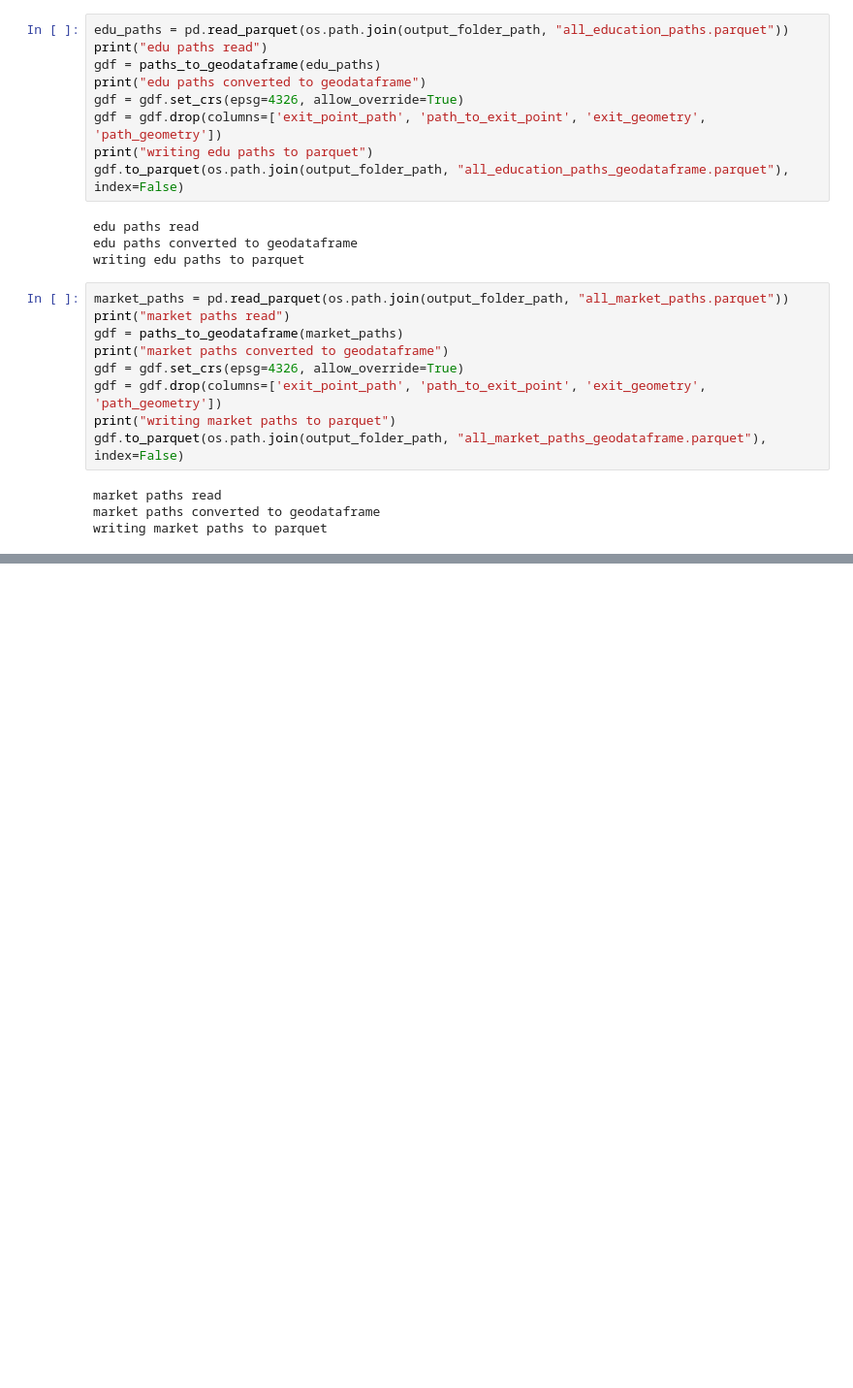
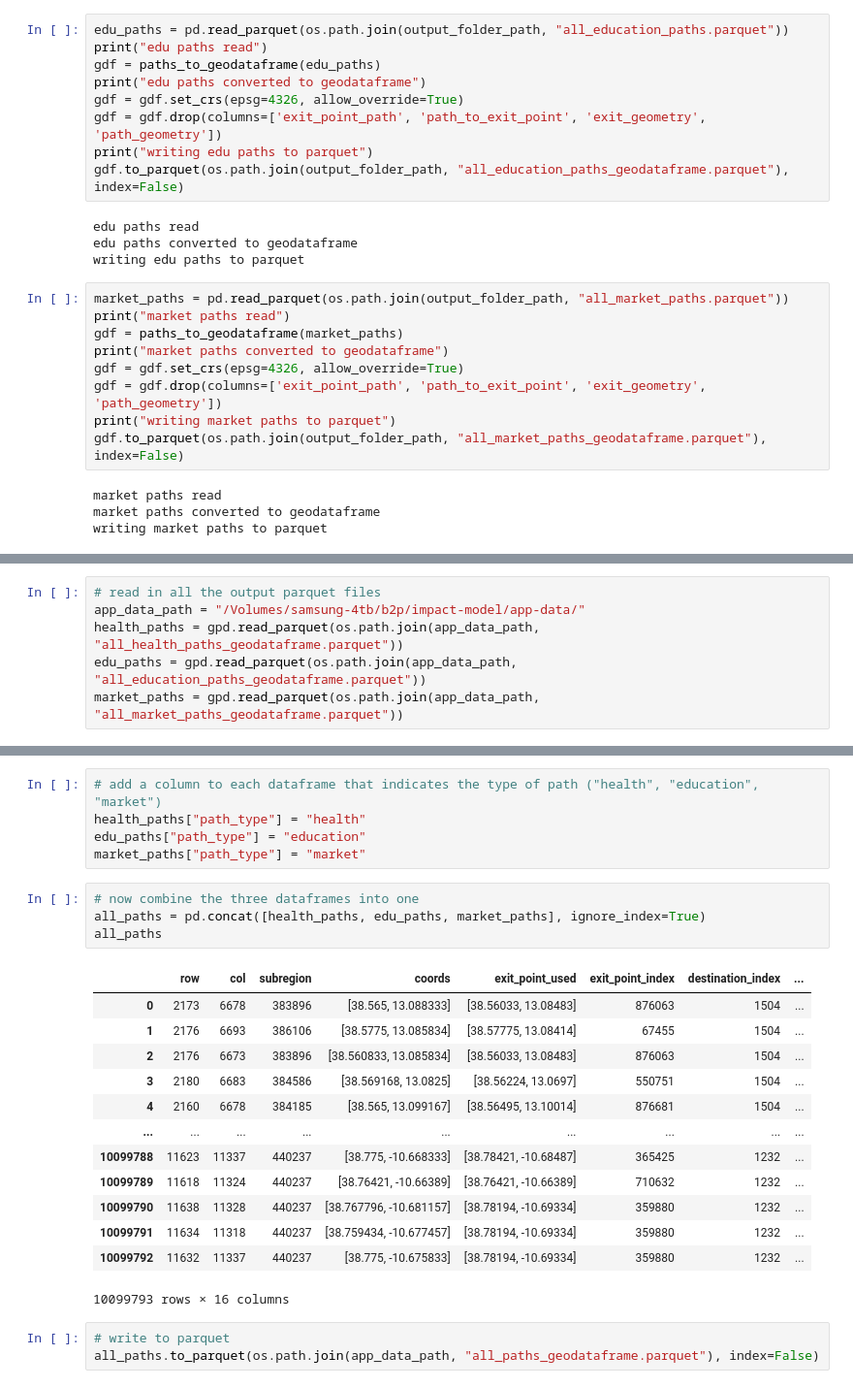
Before and after one commit to bridgestoprosperity/general-data, a Jupyter notebook: notebooks/impact-map-processing/path-processing.ipynb, the cells around one changed output, grey strips where cells are left out. Shown at 97% size. Cells and saved outputs as stored; diff of their text form; blank space fills up the shorter version.

```diff
--- a/notebooks/impact-map-processing/path-processing.ipynb
+++ b/notebooks/impact-map-processing/path-processing.ipynb
@@ -355,0 +415,6 @@ writing market paths to parquet
+# %%
+# read in all the output parquet files
+app_data_path = "/Volumes/samsung-4tb/b2p/impact-model/app-data/"
+health_paths = gpd.read_parquet(os.path.join(app_data_path, "all_health_paths_geodataframe.parquet"))
+edu_paths = gpd.read_parquet(os.path.join(app_data_path, "all_education_paths_geodataframe.parquet"))
+market_paths = gpd.read_parquet(os.path.join(app_data_path, "all_market_paths_geodataframe.parquet"))
@@ -355,0 +437,26 @@ writing market paths to parquet
+# %%
+# add a column to each dataframe that indicates the type of path ("health", "education", "market")
+health_paths["path_type"] = "health"
+edu_paths["path_type"] = "education"
+market_paths["path_type"] = "market"
+# %%
+# now combine the three dataframes into one
+all_paths = pd.concat([health_paths, edu_paths, market_paths], ignore_index=True)
+all_paths
+# %% [output]
+|  | row | col | subregion | coords | exit_point_used | exit_point_index | destination_index | ... |
+| 0 | 2173 | 6678 | 383896 | [38.565, 13.088333] | [38.56033, 13.08483] | 876063 | 1504 | ... |
+| 1 | 2176 | 6693 | 386106 | [38.5775, 13.085834] | [38.57775, 13.08414] | 67455 | 1504 | ... |
+| 2 | 2176 | 6673 | 383896 | [38.560833, 13.085834] | [38.56033, 13.08483] | 876063 | 1504 | ... |
+| 3 | 2180 | 6683 | 384586 | [38.569168, 13.0825] | [38.56224, 13.0697] | 550751 | 1504 | ... |
+| 4 | 2160 | 6678 | 384185 | [38.565, 13.099167] | [38.56495, 13.10014] | 876681 | 1504 | ... |
+| ... | ... | ... | ... | ... | ... | ... | ... | ... |
+| 10099788 | 11623 | 11337 | 440237 | [38.775, -10.668333] | [38.78421, -10.68487] | 365425 | 1232 | ... |
+| 10099789 | 11618 | 11324 | 440237 | [38.76421, -10.66389] | [38.76421, -10.66389] | 710632 | 1232 | ... |
+| 10099790 | 11638 | 11328 | 440237 | [38.767796, -10.681157] | [38.78194, -10.69334] | 359880 | 1232 | ... |
+| 10099791 | 11634 | 11318 | 440237 | [38.759434, -10.677457] | [38.78194, -10.69334] | 359880 | 1232 | ... |
+| 10099792 | 11632 | 11337 | 440237 | [38.775, -10.675833] | [38.78194, -10.69334] | 359880 | 1232 | ... |
+10099793 rows × 16 columns
+# %%
+# write to parquet
+all_paths.to_parquet(os.path.join(app_data_path, "all_paths_geodataframe.parquet"), index=False)
```
Also changed, not shown: parts of 11 cells of this notebook, 7 other files.
